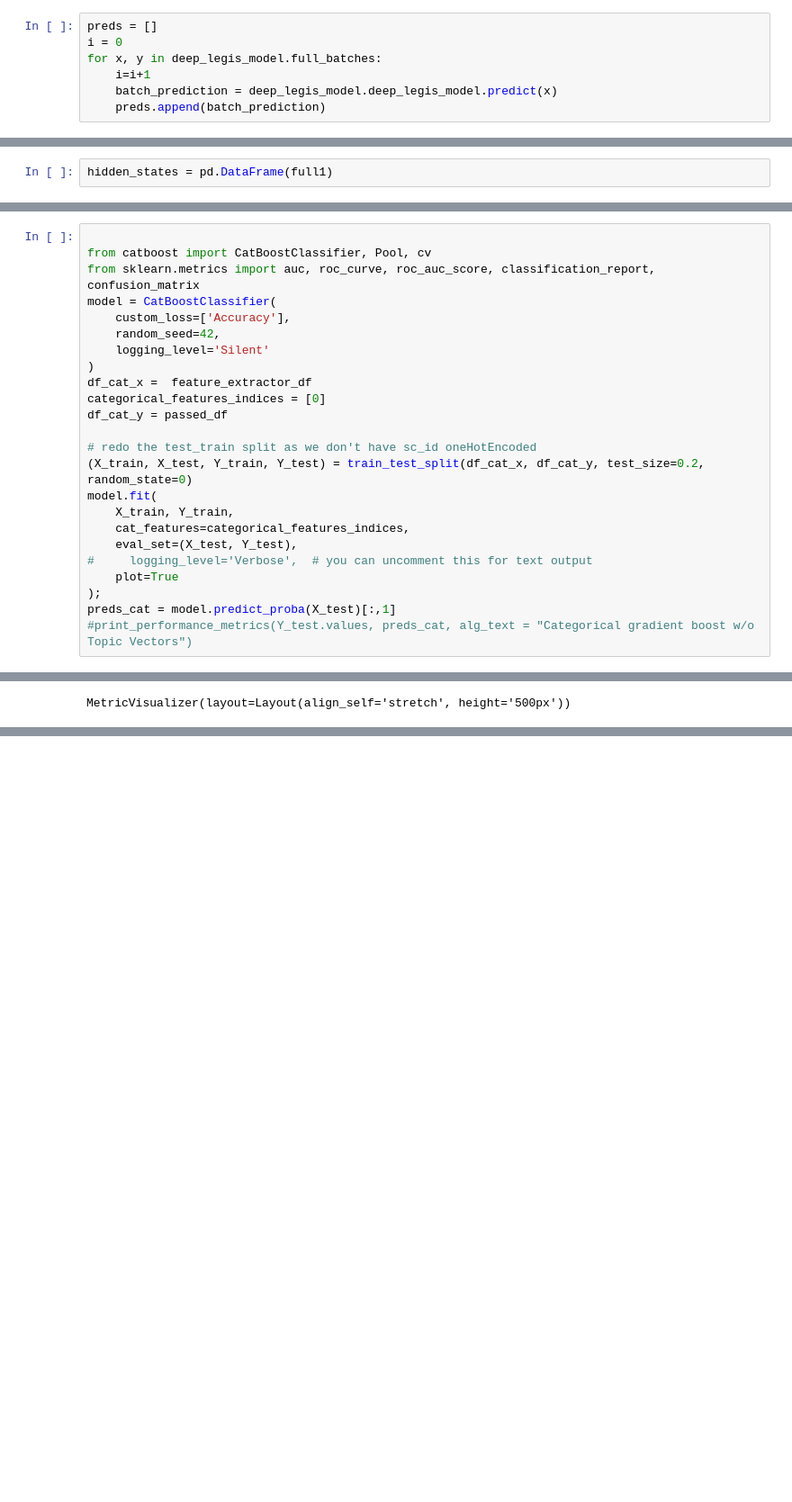
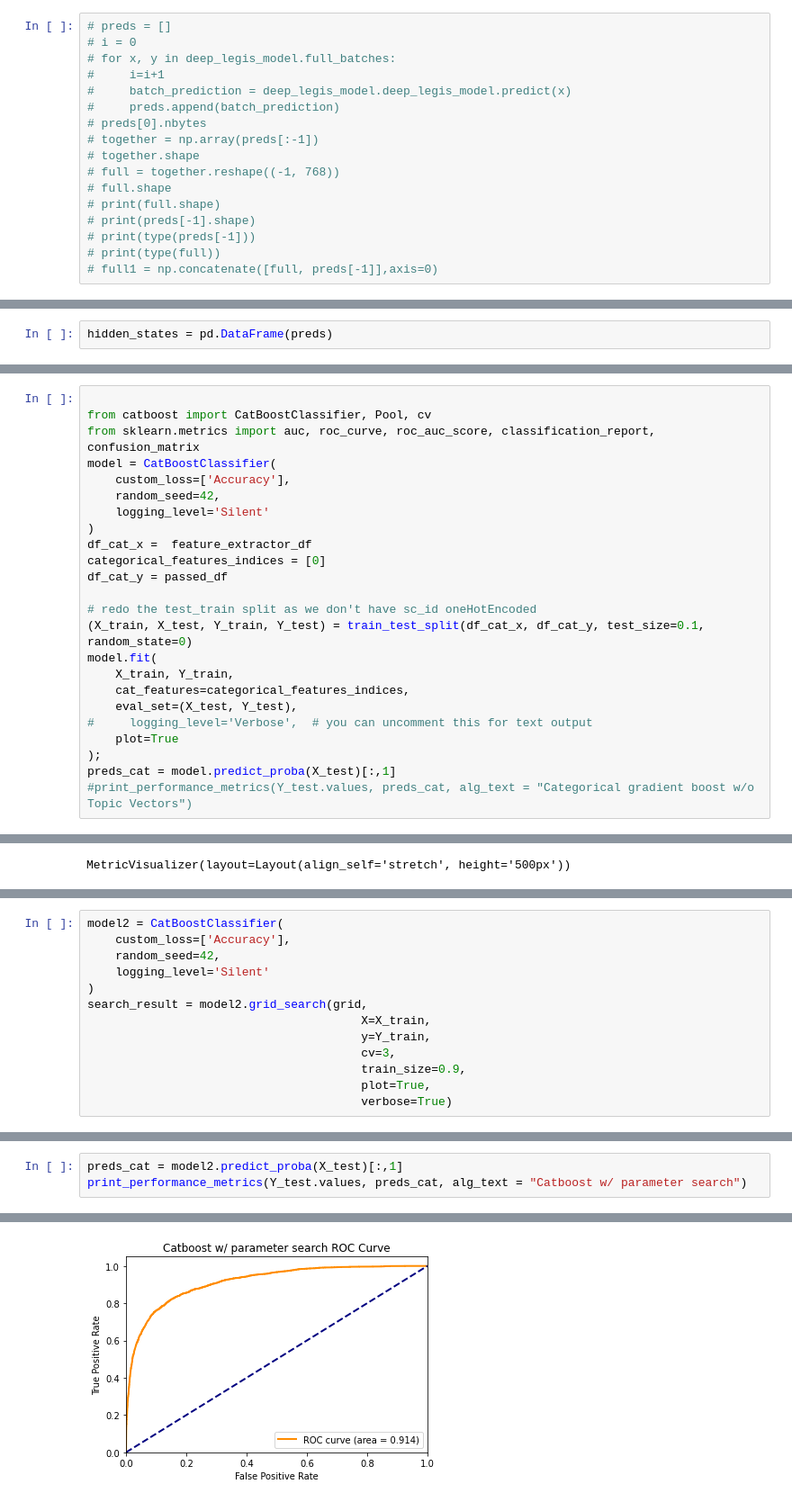
Before and after one commit to lukevancleve/govhawk_ml, a Jupyter notebook: notebooks/10-feature-extractor-model-distillbert-128.ipynb, the cells around one changed output, grey strips where cells are left out. Shown at 90% size. Cells and saved outputs as stored; diff of their text form; blank space fills up the shorter version.

```diff
--- a/notebooks/10-feature-extractor-model-distillbert-128.ipynb
+++ b/notebooks/10-feature-extractor-model-distillbert-128.ipynb
@@ -115,7 +96,17 @@ _________________________________________________________________
 # %%
-preds = []
-i = 0
-for x, y in deep_legis_model.full_batches:
-    i=i+1
-    batch_prediction = deep_legis_model.deep_legis_model.predict(x)
-    preds.append(batch_prediction)
+# preds = []
+# i = 0
+# for x, y in deep_legis_model.full_batches:
+#     i=i+1
+#     batch_prediction = deep_legis_model.deep_legis_model.predict(x)
+#     preds.append(batch_prediction)
+# preds[0].nbytes
+# together = np.array(preds[:-1])
+# together.shape
+# full = together.reshape((-1, 768))
+# full.shape
+# print(full.shape)
+# print(preds[-1].shape)
+# print(type(preds[-1]))
+# print(type(full))
+# full1 = np.concatenate([full, preds[-1]],axis=0)
@@ -168,5 +113,5 @@ full1 = np.concatenate([full, preds[-1]],axis=0)
 # %%
-hidden_states = pd.DataFrame(full1)
+hidden_states = pd.DataFrame(preds)
 # %%
 hidden_states.reset_index(drop=True, inplace=True)
 # %%
@@ -205,7 +150,7 @@ categorical_features_indices = [0]
 df_cat_y = passed_df
 
 # redo the test_train split as we don't have sc_id oneHotEncoded
-(X_train, X_test, Y_train, Y_test) = train_test_split(df_cat_x, df_cat_y, test_size=0.2, random_state=0)
+(X_train, X_test, Y_train, Y_test) = train_test_split(df_cat_x, df_cat_y, test_size=0.1, random_state=0)
 model.fit(
     X_train, Y_train,
     cat_features=categorical_features_indices,
@@ -243,0 +219,13 @@ NameError: name 'df_cat_x' is not defined
+# %%
+model2 = CatBoostClassifier(
+    custom_loss=['Accuracy'],
+    random_seed=42,
+    logging_level='Silent'
+)
+search_result = model2.grid_search(grid,
+                                       X=X_train,
+                                       y=Y_train,
+                                       cv=3,
+                                       train_size=0.9,
+                                       plot=True,
+                                       verbose=True)
@@ -243,0 +257,4 @@ NameError: name 'df_cat_x' is not defined
+# %%
+preds_cat = model2.predict_proba(X_test)[:,1]
+print_performance_metrics(Y_test.values, preds_cat, alg_text = "Catboost w/ parameter search")
+# %% [output]
@@ -243,0 +273 @@ NameError: name 'df_cat_x' is not defined
+[figure, added]
```
Also changed, not shown: parts of 24 cells of this notebook, 9 other files.
